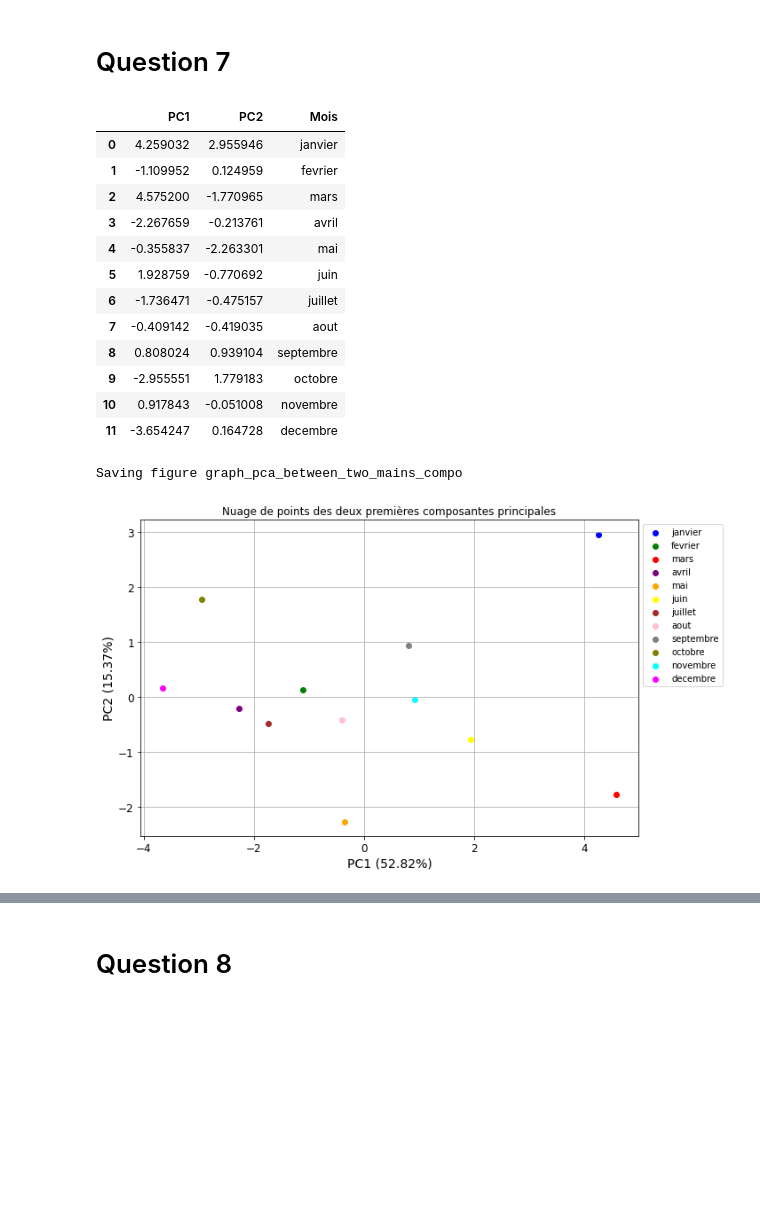
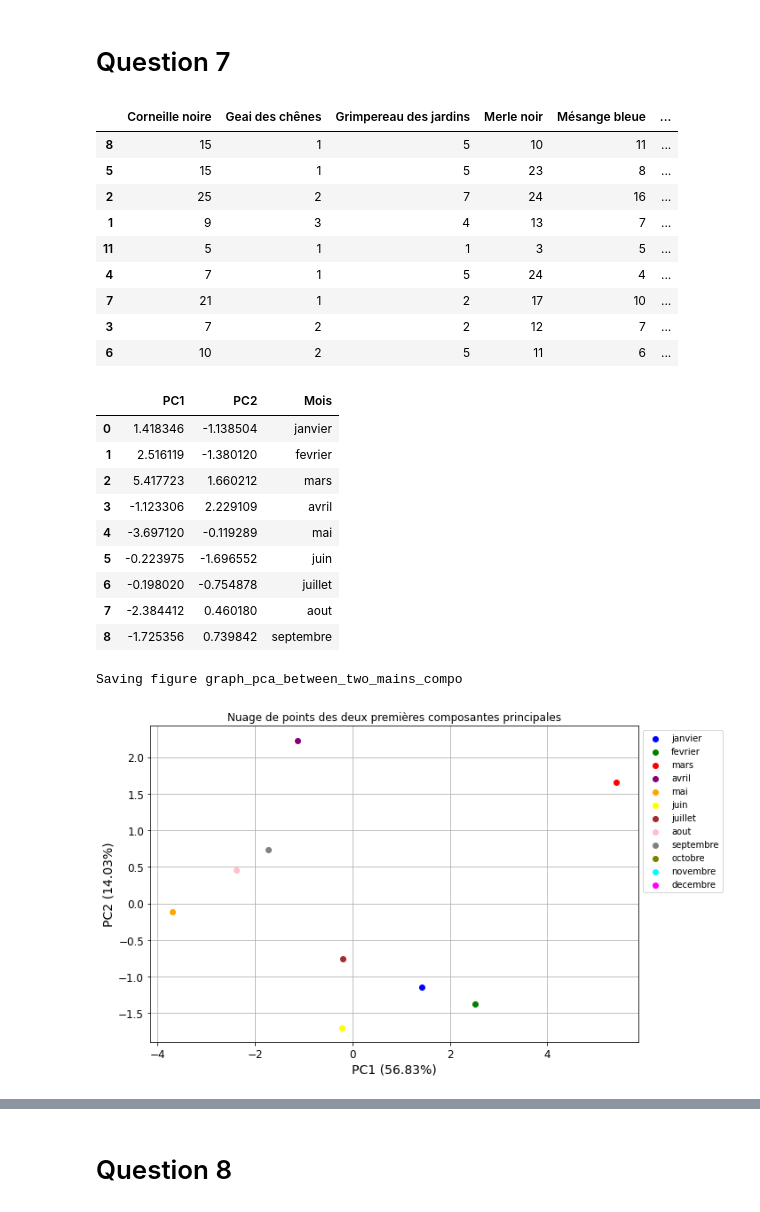
Before and after one commit to Redhoxx/DataScience_Project, a Jupyter notebook: DataScience_Project.ipynb, the cells around one changed output, grey strips where cells are left out. Saved outputs shown, nothing was run; the diff lists cells and outputs as text; code cells hidden in the pictures; blank space fills up the shorter version.

Commit message:
application du train_test_split

```diff
--- a/DataScience_Project.ipynb
+++ b/DataScience_Project.ipynb
@@ -434,59 +493,78 @@ Saving figure graph_min_corr_perruche
 Commentez les 2 graphiques
 # %% [markdown]
 # Question 7
+# %%
+from sklearn.model_selection import train_test_split
+
+X = df_without_birds_zero.iloc[:, 1:]
+y = df_without_birds_zero.iloc[:, 0]
+
+X_train, X_test, y_train, y_test = train_test_split(X, y, test_size=0.2, random_state=42)
+X_train
+# %% [output]
+|  | Corneille noire | Geai des chênes | Grimpereau des jardins | Merle noir | Mésange bleue | ... |
+| 8 | 15 | 1 | 5 | 10 | 11 | ... |
+| 5 | 15 | 1 | 5 | 23 | 8 | ... |
+| 2 | 25 | 2 | 7 | 24 | 16 | ... |
+| 1 | 9 | 3 | 4 | 13 | 7 | ... |
+| 11 | 5 | 1 | 1 | 3 | 5 | ... |
+| 4 | 7 | 1 | 5 | 24 | 4 | ... |
+| 7 | 21 | 1 | 2 | 17 | 10 | ... |
+| 3 | 7 | 2 | 2 | 12 | 7 | ... |
+| 6 | 10 | 2 | 5 | 11 | 6 | ... |
 # %%
 from sklearn.decomposition import PCA
 from sklearn.preprocessing import StandardScaler
 
-mois = df_without_birds_zero['Mois']
-variables = df_without_birds_zero.drop('Mois', axis=1)
-
-scaler = StandardScaler()
-variables_std = scaler.fit_transform(variables)
+sc = StandardScaler()
+X_train = sc.fit_transform(X_train)
+X_test = sc.transform(X_test)
 
 pca = PCA(n_components=2)
-components = pca.fit_transform(variables_std)
 
-components_df = pd.DataFrame(data=components, columns=['PC1', 'PC2'])
+X_train = pca.fit_transform(X_train)
+X_test = pca.transform(X_test)
 
-components_df['Mois'] = mois
+X_train_df = pd.DataFrame(data=X_train, columns=['PC1', 'PC2'])
 
-components_df
+X_train_df['Mois'] = y
+
+X_train_df
 # %% [output]
 |  | PC1 | PC2 | Mois |
-| 0 | 4.259032 | 2.955946 | janvier |
-| 1 | -1.109952 | 0.124959 | fevrier |
-| 2 | 4.575200 | -1.770965 | mars |
-| 3 | -2.267659 | -0.213761 | avril |
-| 4 | -0.355837 | -2.263301 | mai |
-| 5 | 1.928759 | -0.770692 | juin |
-| 6 | -1.736471 | -0.475157 | juillet |
-| 7 | -0.409142 | -0.419035 | aout |
-| 8 | 0.808024 | 0.939104 | septembre |
-| 9 | -2.955551 | 1.779183 | octobre |
-| 10 | 0.917843 | -0.051008 | novembre |
-| 11 | -3.654247 | 0.164728 | decembre |
+| 0 | 1.418346 | -1.138504 | janvier |
+| 1 | 2.516119 | -1.380120 | fevrier |
+| 2 | 5.417723 | 1.660212 | mars |
+| 3 | -1.123306 | 2.229109 | avril |
+| 4 | -3.697120 | -0.119289 | mai |
+| 5 | -0.223975 | -1.696552 | juin |
+| 6 | -0.198020 | -0.754878 | juillet |
+| 7 | -2.384412 | 0.460180 | aout |
+| 8 | -1.725356 | 0.739842 | septembre |
 # %%
 plt.figure(figsize=(10, 6))
 
-for i, month in enumerate(mois):
-    plt.scatter(components_df.loc[components_df['Mois'] == month, 'PC1'], components_df.loc[components_df['Mois'] == month, 'PC2'], color=colors[i], label=month)
+for i, month in enumerate(y):
+    plt.scatter(
+        X_train_df.loc[X_train_df['Mois'] == month, 'PC1'],
+        X_train_df.loc[X_train_df['Mois'] == month, 'PC2'],
+        color=colors[i], label=month)
 
 plt.legend(bbox_to_anchor=(1, 1), loc='upper left')
 
 var_pc1 = round(pca.explained_variance_ratio_[0]*100, 2)
 var_pc2 = round(pca.explained_variance_ratio_[1]*100, 2)
 
 plt.xlabel(f'PC1 ({var_pc1}%)')
 plt.ylabel(f'PC2 ({var_pc2}%)')
 
 plt.title('Nuage de points des deux premières composantes principales')
 plt.grid(True)
 
 save_fig("graph_pca_between_two_mains_compo")
 plt.show()
 # %% [output]
 Saving figure graph_pca_between_two_mains_compo
-[figure, old version]
+[figure, new version]
 # %% [markdown]
 Les observations d'oiseaux peuvent varier considérablement d'un mois à l'autre, ce qui est reflété par la dispersion des points dans le nuage de points. Certains mois présentent une variabilité plus élevée que d'autres, ce qui peut être observé par une dispersion plus grande des points le long des axes PC1 et PC2.
```
Also changed, not shown: parts of 10 cells of this notebook, 1 other file.
